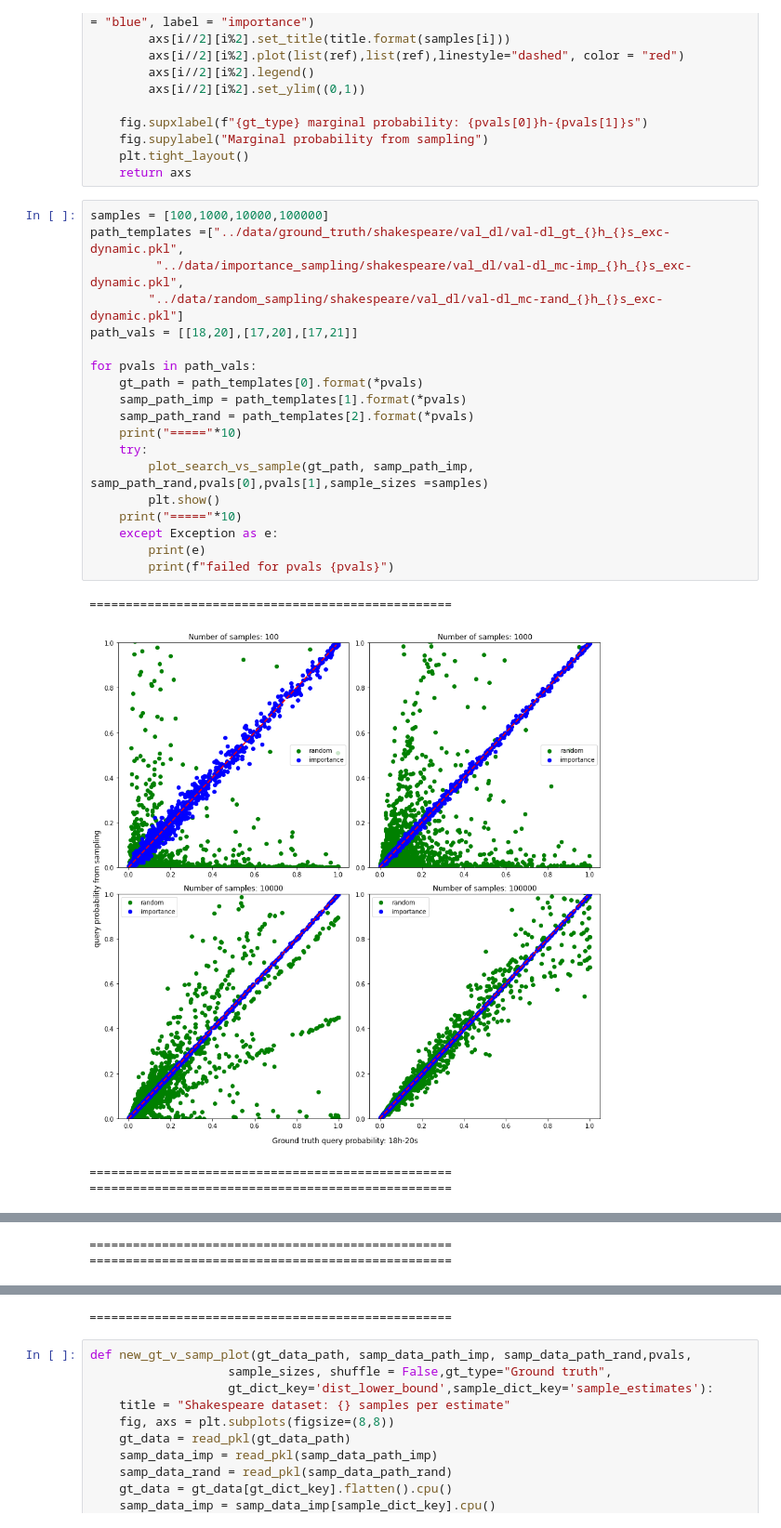
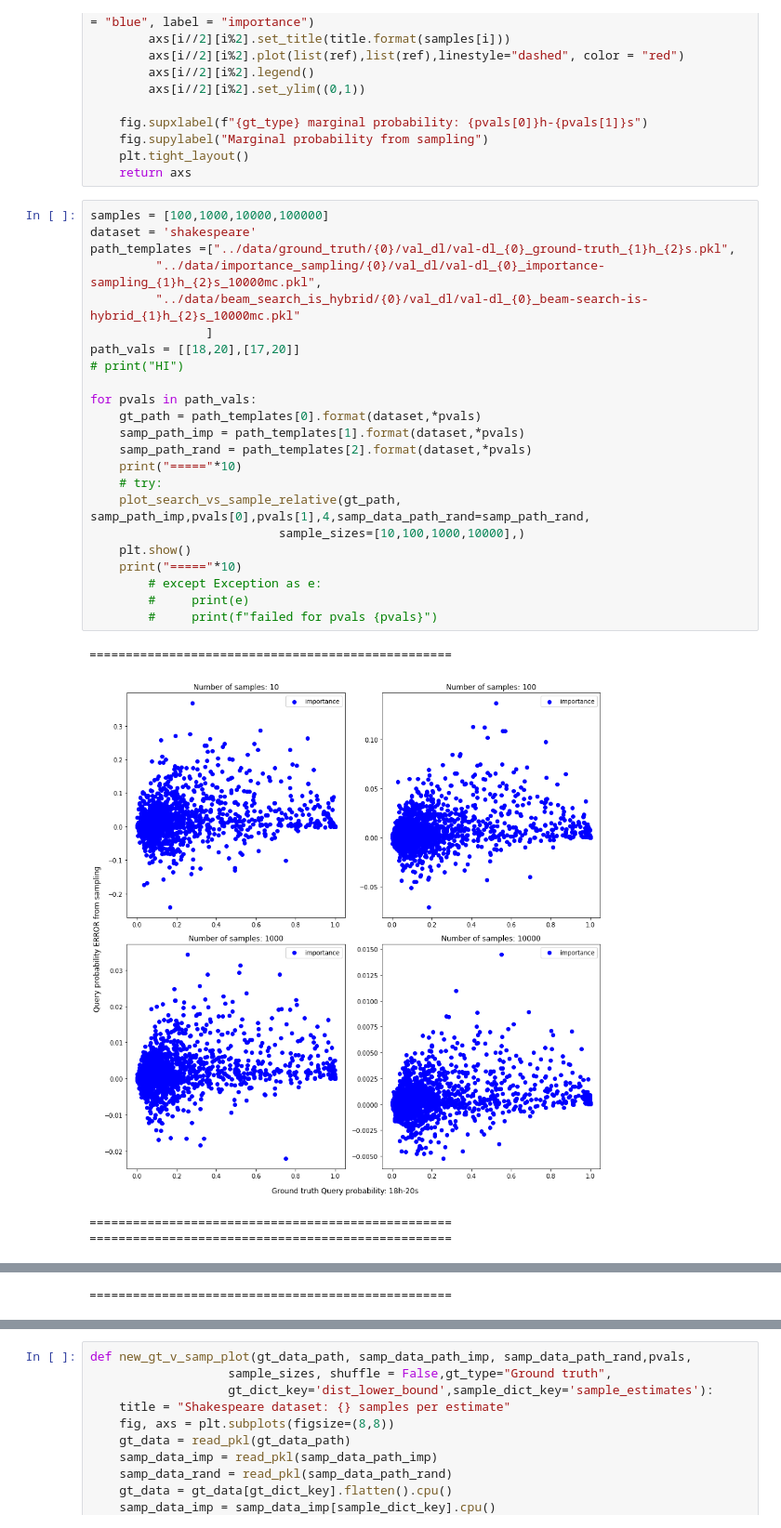
Before and after one commit to vshah99/prob_seq_queries_nnproject, a Jupyter notebook: notebooks/Beam_search_v_sampling.ipynb, the cells around one changed output, grey strips where cells are left out. Shown at 93% size. Drawn from its saved outputs; the diff is of its cells as text.

```diff
--- a/notebooks/Beam_search_v_sampling.ipynb
+++ b/notebooks/Beam_search_v_sampling.ipynb
@@ -169,25 +172,29 @@ def gt_v_samp_plot(gt_data_path, samp_data_path_imp, samp_data_path_rand,pvals,
     return axs
 # %%
 samples = [100,1000,10000,100000]
-path_templates =["../data/ground_truth/shakespeare/val_dl/val-dl_gt_{}h_{}s_exc-dynamic.pkl",
-         "../data/importance_sampling/shakespeare/val_dl/val-dl_mc-imp_{}h_{}s_exc-dynamic.pkl",
-        "../data/random_sampling/shakespeare/val_dl/val-dl_mc-rand_{}h_{}s_exc-dynamic.pkl"]
-path_vals = [[18,20],[17,20],[17,21]]
+dataset = 'shakespeare'
+path_templates =["../data/ground_truth/{0}/val_dl/val-dl_{0}_ground-truth_{1}h_{2}s.pkl",
+         "../data/importance_sampling/{0}/val_dl/val-dl_{0}_importance-sampling_{1}h_{2}s_10000mc.pkl",
+         "../data/beam_search_is_hybrid/{0}/val_dl/val-dl_{0}_beam-search-is-hybrid_{1}h_{2}s_10000mc.pkl"
+                ]
+path_vals = [[18,20],[17,20]]
+# print("HI")
 
 for pvals in path_vals:
-    gt_path = path_templates[0].format(*pvals)
-    samp_path_imp = path_templates[1].format(*pvals)
-    samp_path_rand = path_templates[2].format(*pvals)
+    gt_path = path_templates[0].format(dataset,*pvals)
+    samp_path_imp = path_templates[1].format(dataset,*pvals)
+    samp_path_rand = path_templates[2].format(dataset,*pvals)
     print("====="*10)
-    try:
-        plot_search_vs_sample(gt_path, samp_path_imp, samp_path_rand,pvals[0],pvals[1],sample_sizes =samples)
-        plt.show()
+    # try:
+    plot_search_vs_sample_relative(gt_path, samp_path_imp,pvals[0],pvals[1],4,samp_data_path_rand=samp_path_rand,
+                          sample_sizes=[10,100,1000,10000],)
+    plt.show()
     print("====="*10)
-    except Exception as e:
-        print(e)
-        print(f"failed for pvals {pvals}")
+        # except Exception as e:
+        #     print(e)
+        #     print(f"failed for pvals {pvals}")
 # %% [output]
 ==================================================
-[figure, old version]
+[figure, new version]
 ==================================================
 ==================================================
@@ -195,2 +202 @@ for pvals in path_vals:
 ==================================================
-==================================================
@@ -198,4 +203,3 @@ for pvals in path_vals:
-==================================================
 # %%
 def new_gt_v_samp_plot(gt_data_path, samp_data_path_imp, samp_data_path_rand,pvals,
                    sample_sizes, shuffle = False,gt_type="Ground truth",
```
Also changed, not shown: parts of 5 cells of this notebook, 13 other files.
